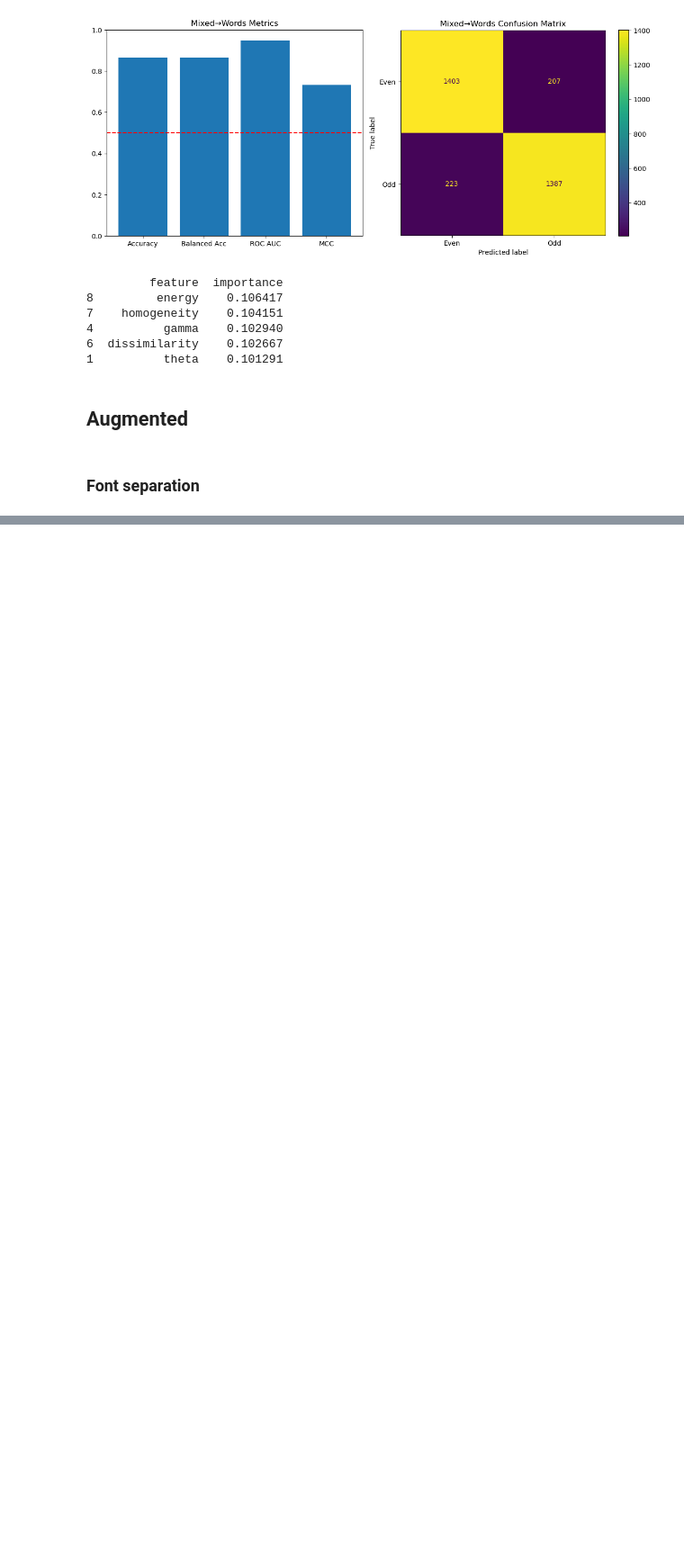
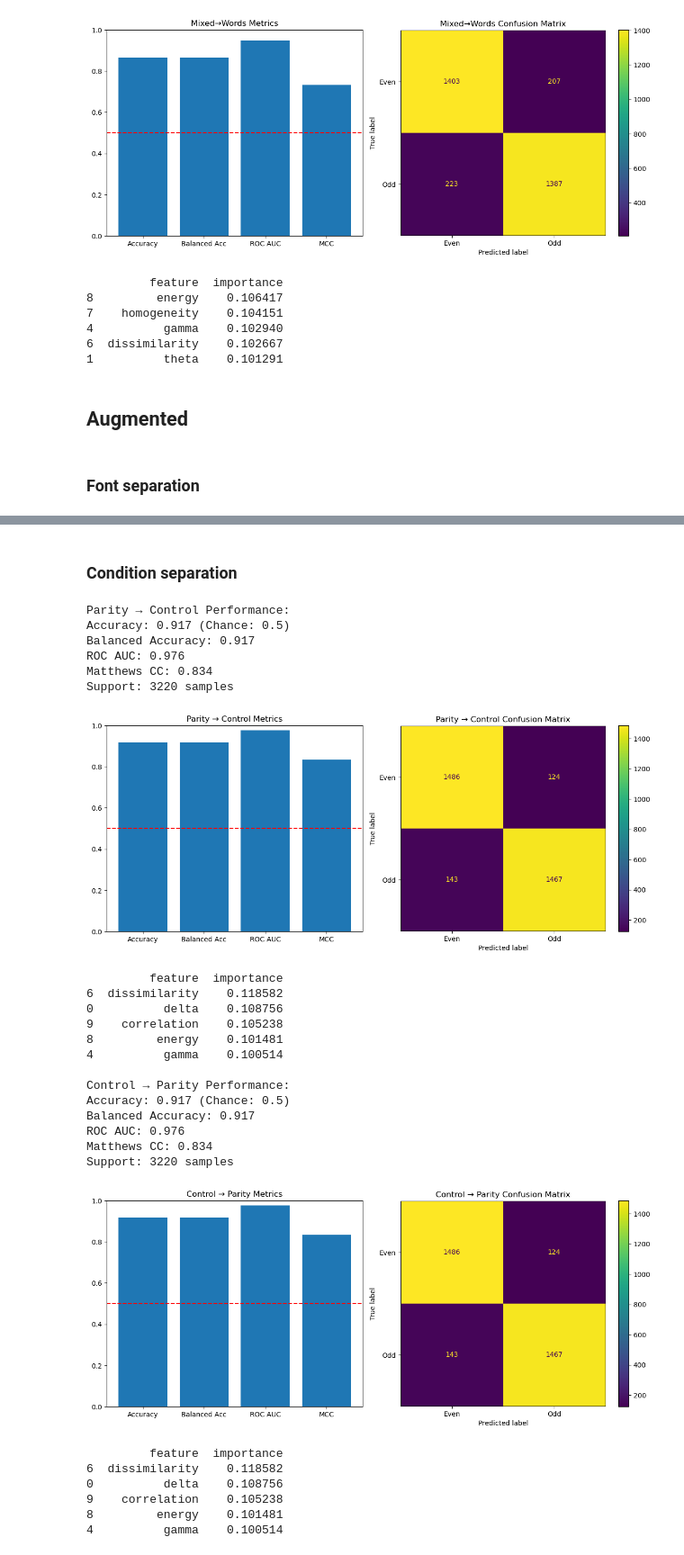
Before and after one commit to ptapal/DIGNUMWORDS, a Jupyter notebook: ML.ipynb, the cells around one changed output, grey strips where cells are left out. Shown at 90% size. Saved outputs shown, nothing was run; the diff lists cells and outputs as text; code cells hidden in the pictures; blank space fills up the shorter version.

```diff
--- a/ML.ipynb
+++ b/ML.ipynb
@@ -246,0 +348,54 @@ Support: 3220 samples
+# %% [markdown]
+### Condition separation
+# %%
+font = '1F'
+# %%
+par_c1 = aug_evaluate_modality(base_dir, subjects, modality,
+                     font, condition_train='Parity', condition_test='Control',
+                     mode=mode)
+
+c1_par = aug_evaluate_modality(base_dir, subjects, modality,
+                     font, condition_train='Control', condition_test='Parity',
+                     mode=mode)
+# %%
+for name, result in [(f'Parity → Control across {modality}, {font}, {mode}', par_c1),
+                     (f'Control → Parity across {modality}, {font}, {mode}', c1_par)]:
+    if result:
+        print(f"\n{name} Performance:")
+        print(f"Accuracy: {result['accuracy']:.3f} (Chance: 0.5)")
+        print(f"Balanced Accuracy: {result['balanced_accuracy']:.3f}")
+        print(f"ROC AUC: {result['roc_auc']:.3f}")
+        print(f"Matthews CC: {result['mcc']:.3f}")
+        print(f"Support: {result['support']} samples")
+        plot_diagnostics(result, name)
+        print(result['feature_importances'].head(5))
+    else:
+        print(f"\n{name}: No data available")
+# %% [output]
+Parity → Control Performance:
+Accuracy: 0.917 (Chance: 0.5)
+Balanced Accuracy: 0.917
+ROC AUC: 0.976
+Matthews CC: 0.834
+Support: 3220 samples
+[figure, added]
+         feature  importance
+6  dissimilarity    0.118582
+0          delta    0.108756
+9    correlation    0.105238
+8         energy    0.101481
+4          gamma    0.100514
+
+Control → Parity Performance:
+Accuracy: 0.917 (Chance: 0.5)
+Balanced Accuracy: 0.917
+ROC AUC: 0.976
+Matthews CC: 0.834
+Support: 3220 samples
+[figure, added]
+         feature  importance
+6  dissimilarity    0.118582
+0          delta    0.108756
+9    correlation    0.105238
+8         energy    0.101481
+4          gamma    0.100514
```
Also changed, not shown: parts of 10 cells of this notebook.
